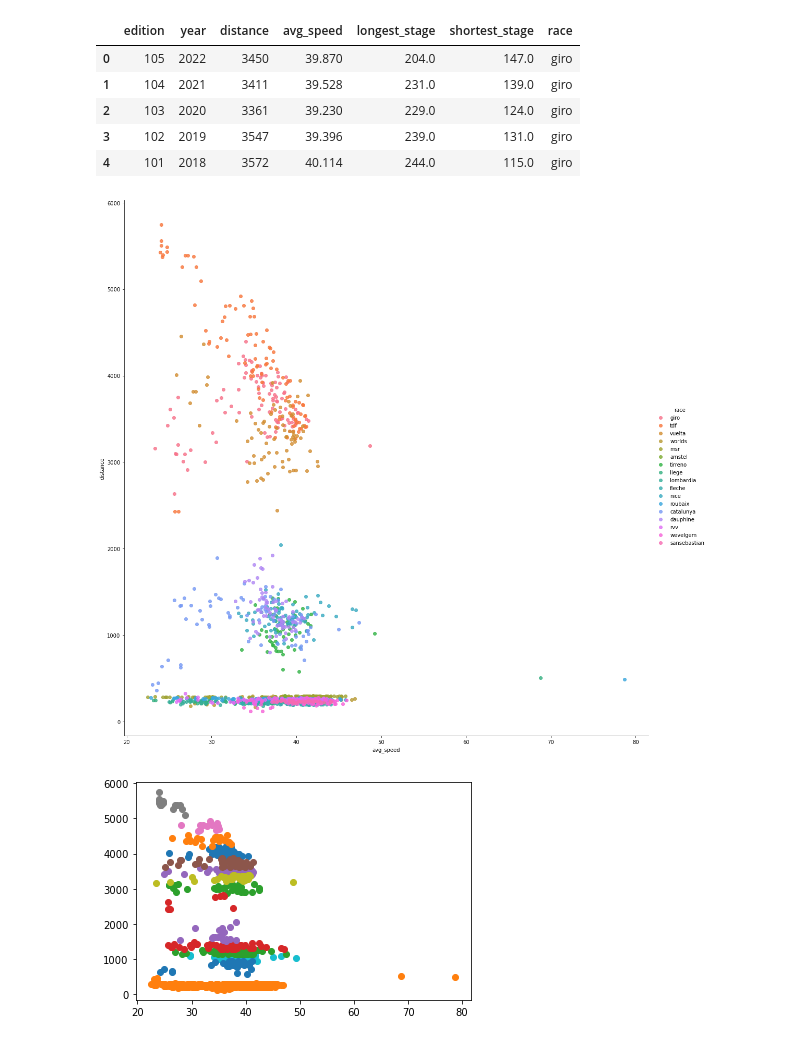
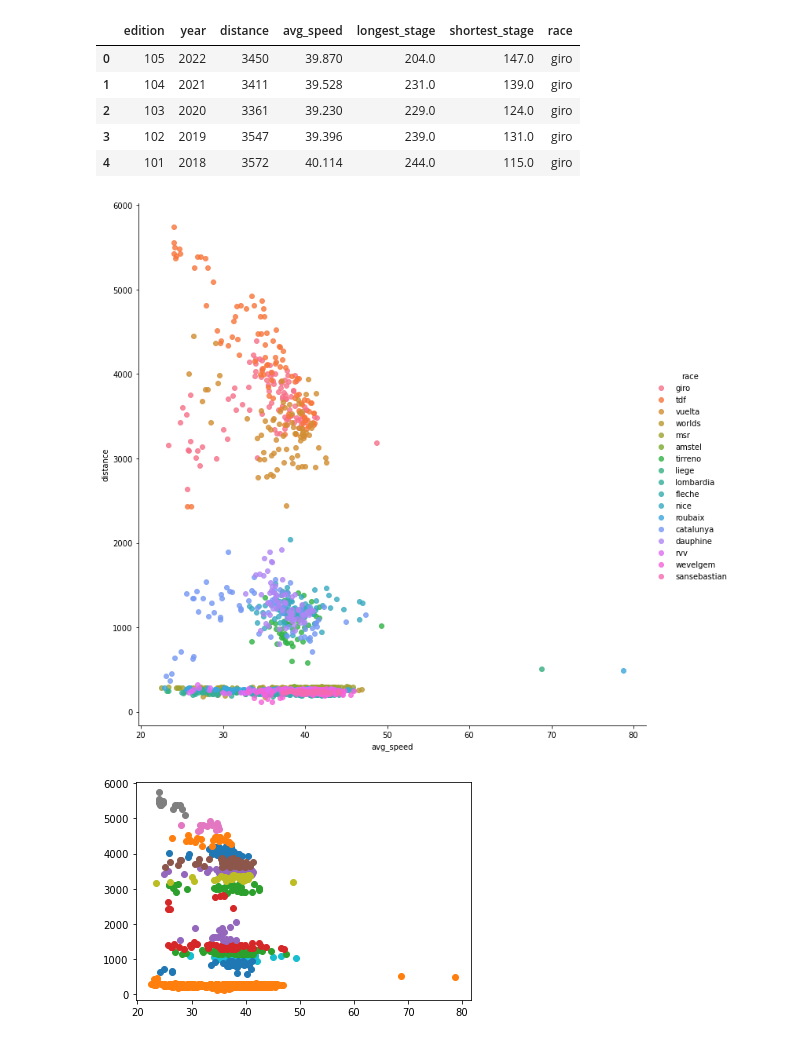
Before and after one commit to jbrttl/cycling, a Jupyter notebook: clustering_analysis_world_tour.ipynb, the cells around one changed output. Drawn from its saved outputs; the diff is of its cells as text; code cells hidden in the pictures.

Commit message:
Adding notebook with clustering analysis

```diff
--- a/clustering_analysis_world_tour.ipynb
+++ b/clustering_analysis_world_tour.ipynb
@@ -50,11 +50,10 @@ df_cluster.head()
 | 4 | 101 | 2018 | 3572 | 40.114 | 244.0 | 115.0 | giro |
 # %%
 import seaborn as sns
-sns.lmplot('avg_speed', 'distance', data=df_cluster[['distance','avg_speed','race']], hue='race', fit_reg=False, height=15)
-
+sns.lmplot(x='avg_speed', y='distance', data=df_cluster[['distance','avg_speed','race']], hue='race', fit_reg=False, height=10)
 plt.show()
 # %% [output]
-[figure, old version]
+[figure, new version]
 # %%
 # Data for various clustering algorithms
 
```
